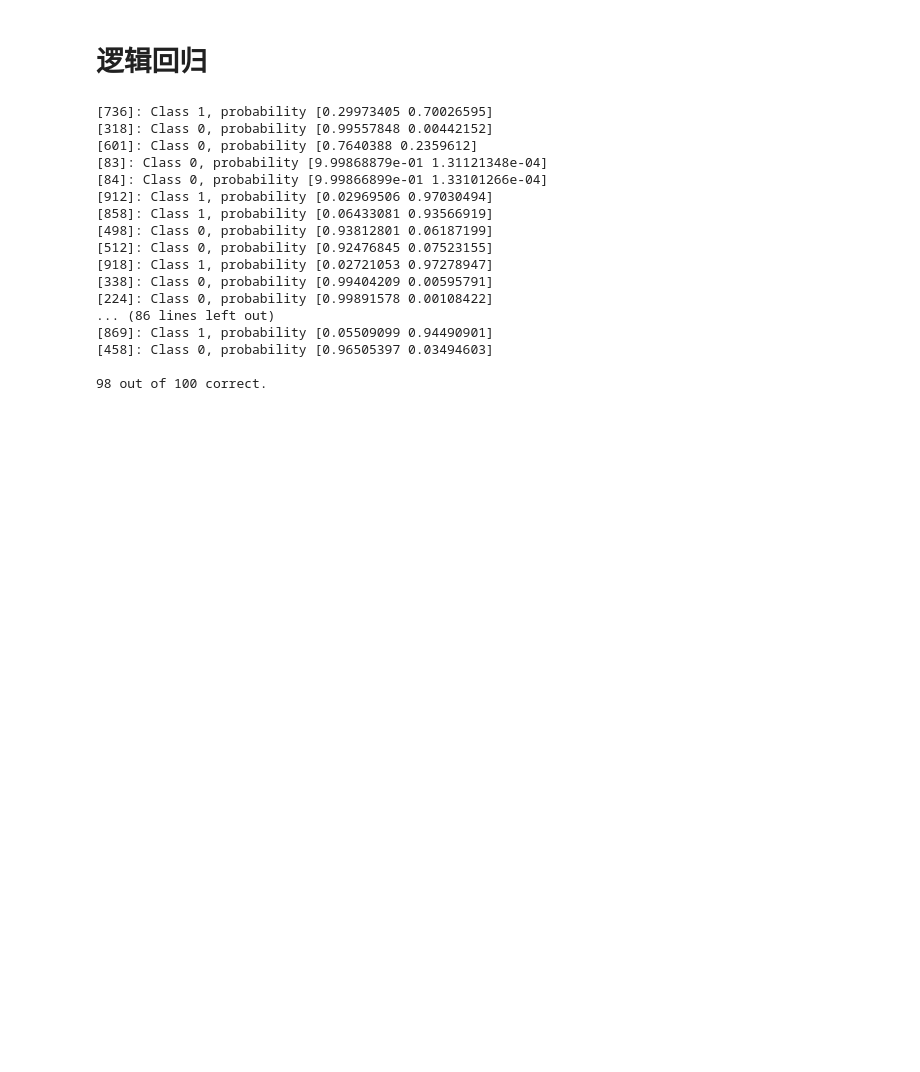
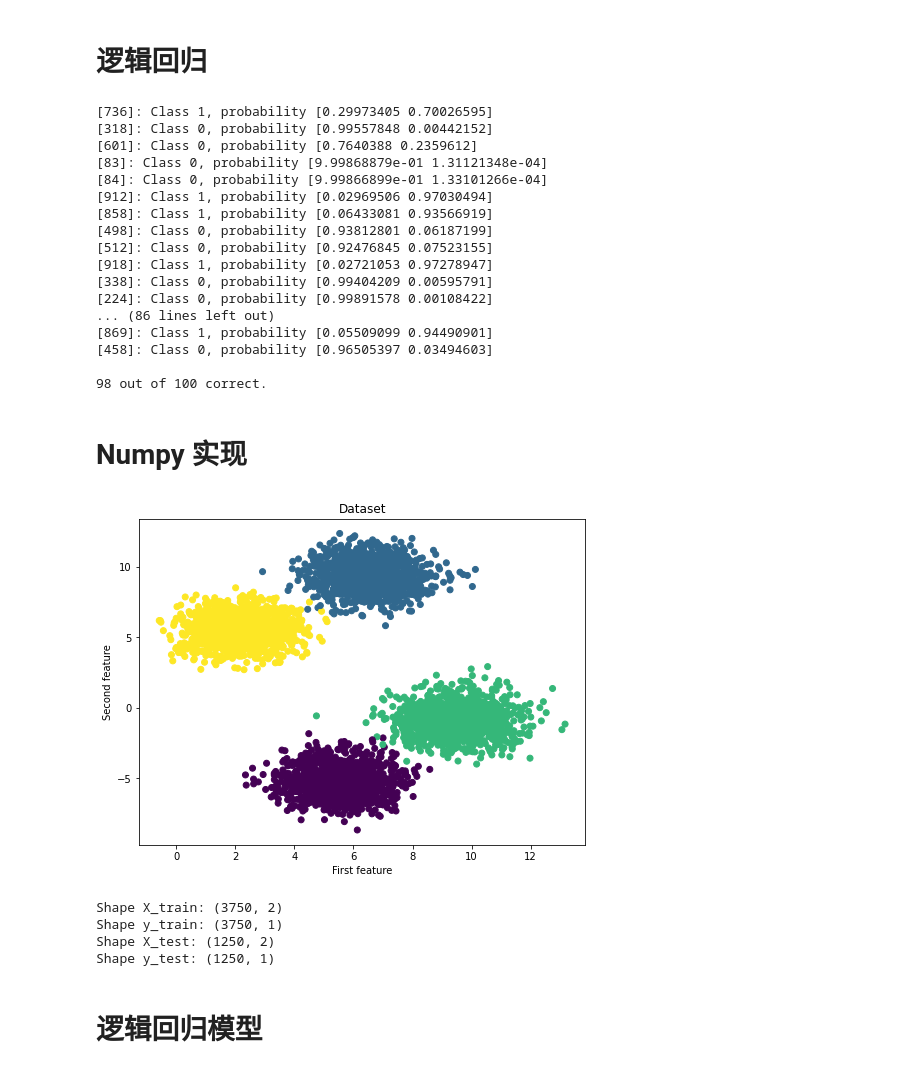
Before and after one commit to SamLiu666/AI, a Jupyter notebook: algorithm/2 逻辑回归.ipynb, the cells around one changed output. Cells and saved outputs as stored; diff of their text form; code cells hidden in the pictures; blank space fills up the shorter version.

```diff
--- a/algorithm/2 逻辑回归.ipynb
+++ b/algorithm/2 逻辑回归.ipynb
@@ -196,3 +196,5 @@ print(str(num_accurate) +" out of 100 correct.")
 [458]: Class 0, probability [0.96505397 0.03494603]
 
 98 out of 100 correct.
+# %% [markdown]
+# Numpy 实现
@@ -198,0 +209,28 @@ print(str(num_accurate) +" out of 100 correct.")
+# %%
+X, y_true = make_blobs(centers=4, n_samples = 5000)
+
+fig = plt.figure(figsize=(8,6))
+plt.scatter(X[:,0], X[:,1], c=y_true)
+plt.title("Dataset")
+plt.xlabel("First feature")
+plt.ylabel("Second feature")
+plt.show()
+# %% [output]
+[figure, added]
+# %%
+# reshape targets to get column vector with shape (n_samples, 1)
+y_true = y_true[:, np.newaxis]
+# Split the data into a training and test set
+X_train, X_test, y_train, y_test = train_test_split(X, y_true)
+
+print(f'Shape X_train: {X_train.shape}')
+print(f'Shape y_train: {y_train.shape}')
+print(f'Shape X_test: {X_test.shape}')
+print(f'Shape y_test: {y_test.shape}')
+# %% [output]
+Shape X_train: (3750, 2)
+Shape y_train: (3750, 1)
+Shape X_test: (1250, 2)
+Shape y_test: (1250, 1)
+# %% [markdown]
+# 逻辑回归模型
```
Also changed, not shown: parts of 4 cells of this notebook, 4 other files.
